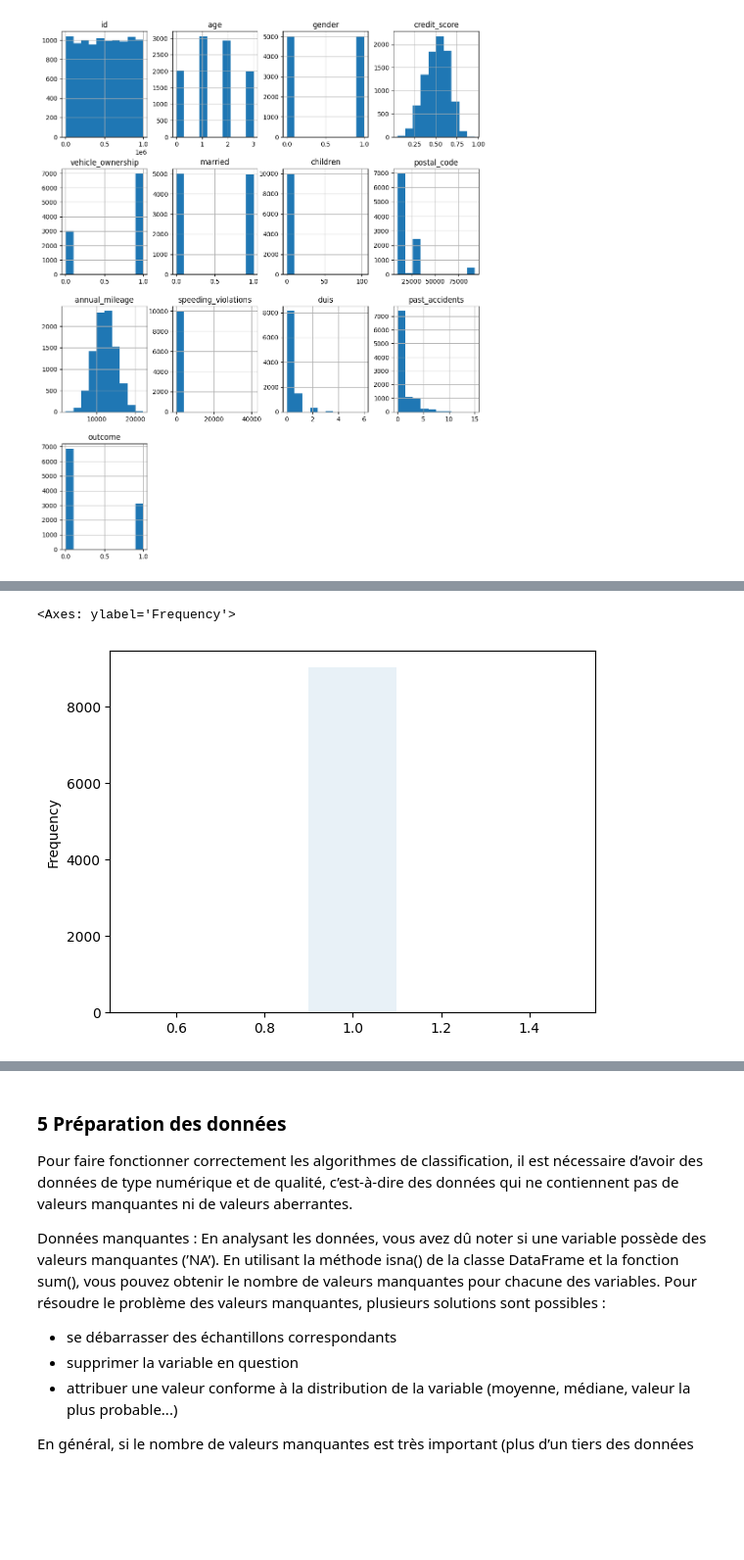
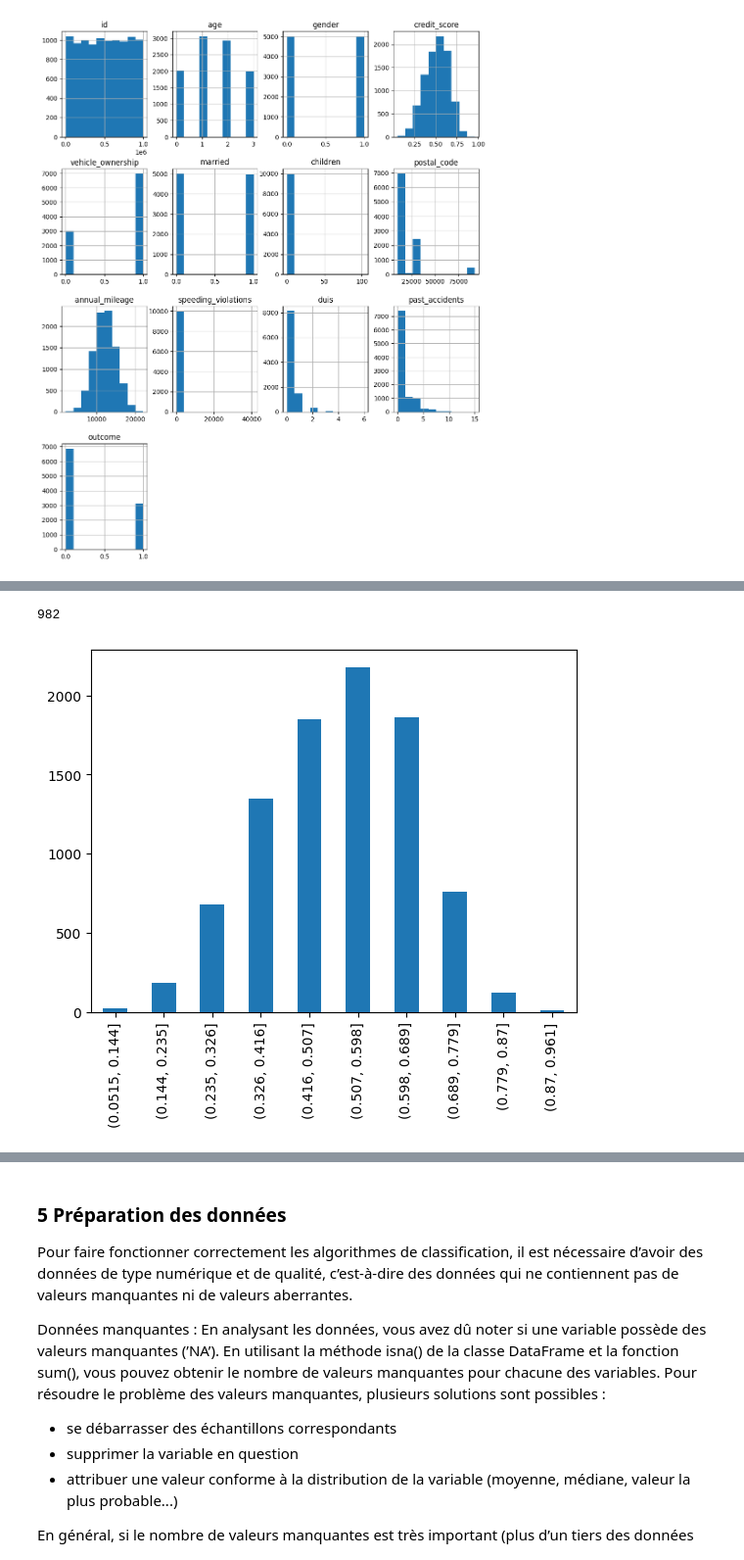
Before and after one commit to AntoineHazebrouck/data-science, a Jupyter notebook: project/main.ipynb, the cells around one changed output, grey strips where cells are left out. Shown at 98% size. Cells and saved outputs as stored; diff of their text form; code cells hidden in the pictures; blank space fills up the shorter version.

```diff
--- a/project/main.ipynb
+++ b/project/main.ipynb
@@ -196,7 +196,6 @@ insurances.speeding_violations.value_counts().plot.bar()
-# %%
-insurances.credit_score.value_counts().plot.hist(bins=5, alpha=0.1)
-# max coherent = 22
-# plt.scatter(x=insurances.credit_score, y=insurances.credit_score.value_counts())
-# %% [output]
-<Axes: ylabel='Frequency'>
-[figure, removed]
+# %%
+insurances.credit_score.value_counts(bins=10).sort_index().plot.bar()
+print(insurances.credit_score.isnull().sum())
+# %% [output]
+982
+[figure, added]
```
Also changed, not shown: parts of 3 cells of this notebook.
